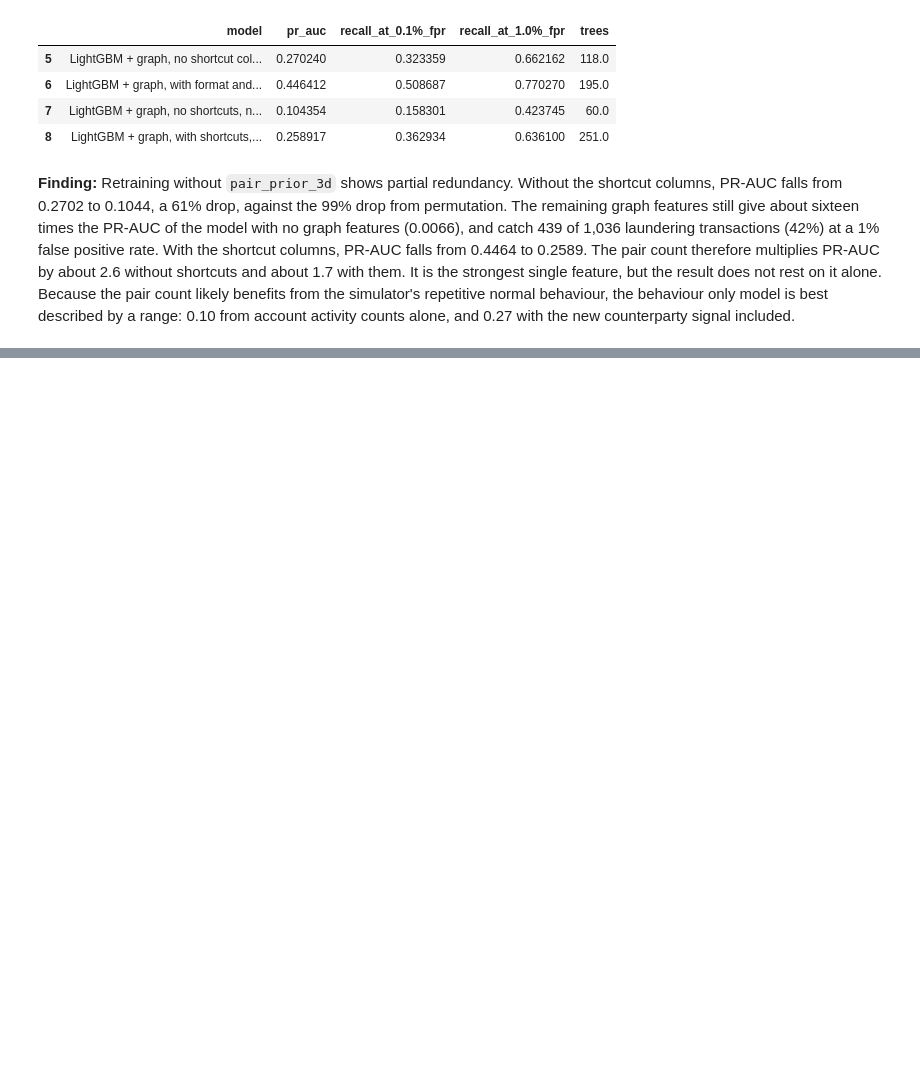
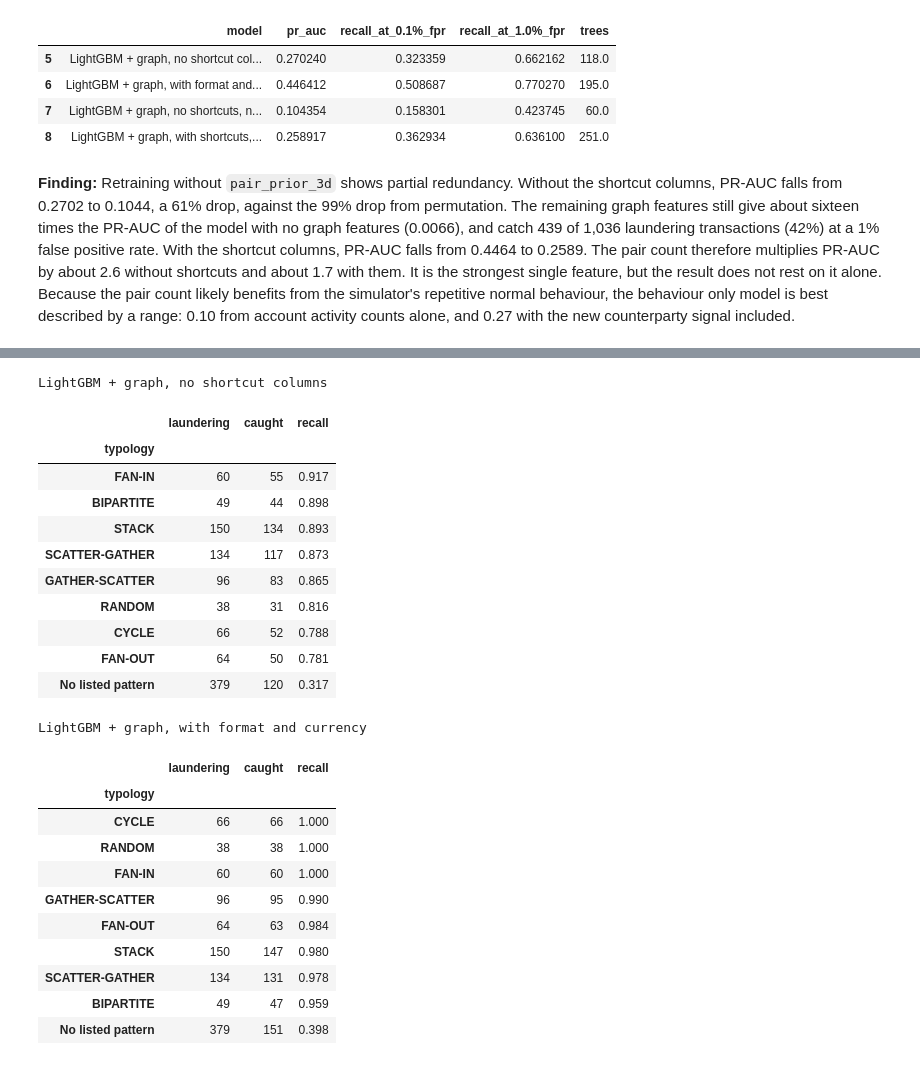
Before and after one commit to sap6011/bank-guard, a Jupyter notebook: notebooks/02_baselines.ipynb, the cells around one changed output, grey strips where cells are left out. Cells and saved outputs as stored; diff of their text form; code cells hidden in the pictures; blank space fills up the shorter version.

```diff
--- a/notebooks/02_baselines.ipynb
+++ b/notebooks/02_baselines.ipynb
@@ -522,0 +583,43 @@ pd.DataFrame(results).tail(4)
+# %%
+def recall_by_typology(scores, y, typology, fpr=0.01):
+    threshold = np.quantile(scores[y == 0], 1 - fpr)
+    table = pd.DataFrame({"typology": typology[y == 1], "caught": scores[y == 1] > threshold})
+    return (
+        table.groupby("typology")["caught"]
+        .agg(laundering="size", caught="sum", recall="mean")
+        .sort_values("recall", ascending=False)
+    )
+
+
+for name, use_shortcuts in [
+    ("LightGBM + graph, no shortcut columns", False),
+    ("LightGBM + graph, with format and currency", True),
+]:
+    scores = models[name].predict_proba(gbm_frame(X_val_g, use_shortcuts, ALL_NUMERIC))[:, 1]
+    print(name)
+    display(recall_by_typology(scores, y_val, val_typology).round(3))
+# %% [output]
+LightGBM + graph, no shortcut columns
+|  | laundering | caught | recall |
+| typology |  |  |  |
+| FAN-IN | 60 | 55 | 0.917 |
+| BIPARTITE | 49 | 44 | 0.898 |
+| STACK | 150 | 134 | 0.893 |
+| SCATTER-GATHER | 134 | 117 | 0.873 |
+| GATHER-SCATTER | 96 | 83 | 0.865 |
+| RANDOM | 38 | 31 | 0.816 |
+| CYCLE | 66 | 52 | 0.788 |
+| FAN-OUT | 64 | 50 | 0.781 |
+| No listed pattern | 379 | 120 | 0.317 |
+LightGBM + graph, with format and currency
+|  | laundering | caught | recall |
+| typology |  |  |  |
+| CYCLE | 66 | 66 | 1.000 |
+| RANDOM | 38 | 38 | 1.000 |
+| FAN-IN | 60 | 60 | 1.000 |
+| GATHER-SCATTER | 96 | 95 | 0.990 |
+| FAN-OUT | 64 | 63 | 0.984 |
+| STACK | 150 | 147 | 0.980 |
+| SCATTER-GATHER | 134 | 131 | 0.978 |
+| BIPARTITE | 49 | 47 | 0.959 |
+| No listed pattern | 379 | 151 | 0.398 |
```
Also changed, not shown: parts of 4 cells of this notebook.
